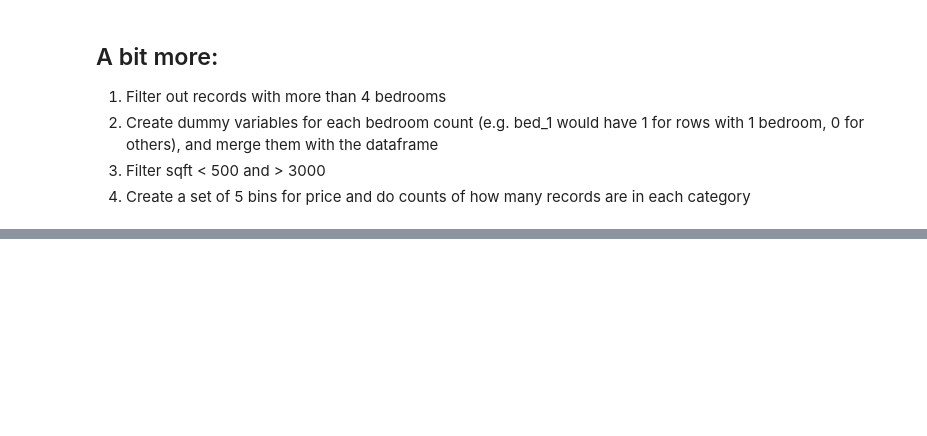
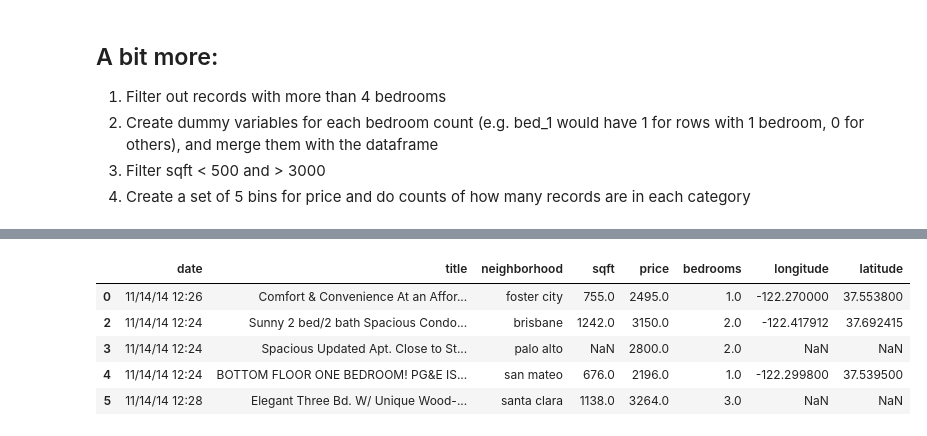
Before and after one commit to khuloodAlAmri/ce599, a Jupyter notebook: 07-Data Wrangling/data-wrangling.ipynb, the cells around one changed output, grey strips where cells are left out. Cells and saved outputs as stored; diff of their text form; code cells hidden in the pictures; blank space fills up the shorter version.

```diff
--- a/07-Data Wrangling/data-wrangling.ipynb
+++ b/07-Data Wrangling/data-wrangling.ipynb
@@ -531,40 +213,10 @@ print(df4)
-# %%
-Import pandas as pd
-Import numpy as np
-
-df = pd.read_csv('Data/rents_full')
-df_filter = df.query(‘bedrooms > 4 ‘)
-print(df_filter)
-# %%
-n = df.shape[0]
-df.loc[:,'bed_1'] = df.loc[:,'bedrooms']
-df.loc[:,'bed_2'] = df.loc[:,'bedrooms']
-df.loc[:,'bed_3'] = df.loc[:,'bedrooms']
-df.loc[:,'bed_4'] = df.loc[:,'bedrooms']
-
-for i in range(n):
-if df["bedrooms"][i] == 0:
-df["bed_1"][i] = 0
-df["bed_2"][i] = 0
-df["bed_3"][i] = 0
-df["bed_4"][i] = 0
-if df["bedrooms"][i] == 1:
-df["bed_1"][i] = 1
-df["bed_2"][i] = 0
-df["bed_3"][i] = 0
-df["bed_4"][i] = 0
-if df["bedrooms"][i] == 2:
-df["bed_1"][i] = 1
-df["bed_2"][i] = 1
-df["bed_3"][i] = 0
-df["bed_4"][i] = 0
-if df["bedrooms"][i] == 3:
-df["bed_1"][i] = 1
-df["bed_2"][i] = 1
-df["bed_3"][i] = 1
-df["bed_4"][i] = 0
-if df["bedrooms"][i] == 3:
-df["bed_1"][i] = 1
-df["bed_2"][i] = 1
-df["bed_3"][i] = 1
-df["bed_4"][i] = 1
+# %%
+df=df[~pd.isnull(df['bedrooms'])]
+df.head()
+# %% [output]
+|  | date | title | neighborhood | sqft | price | bedrooms | longitude | latitude |
+| 0 | 11/14/14 12:26 | Comfort & Convenience At an Affor... | foster city | 755.0 | 2495.0 | 1.0 | -122.270000 | 37.553800 |
+| 2 | 11/14/14 12:24 | Sunny 2 bed/2 bath Spacious Condo... | brisbane | 1242.0 | 3150.0 | 2.0 | -122.417912 | 37.692415 |
+| 3 | 11/14/14 12:24 | Spacious Updated Apt. Close to St... | palo alto | NaN | 2800.0 | 2.0 | NaN | NaN |
+| 4 | 11/14/14 12:24 | BOTTOM FLOOR ONE BEDROOM! PG&E IS... | san mateo | 676.0 | 2196.0 | 1.0 | -122.299800 | 37.539500 |
+| 5 | 11/14/14 12:28 | Elegant Three Bd. W/ Unique Wood-... | santa clara | 1138.0 | 3264.0 | 3.0 | NaN | NaN |
```
Also changed, not shown: parts of 47 cells of this notebook.
